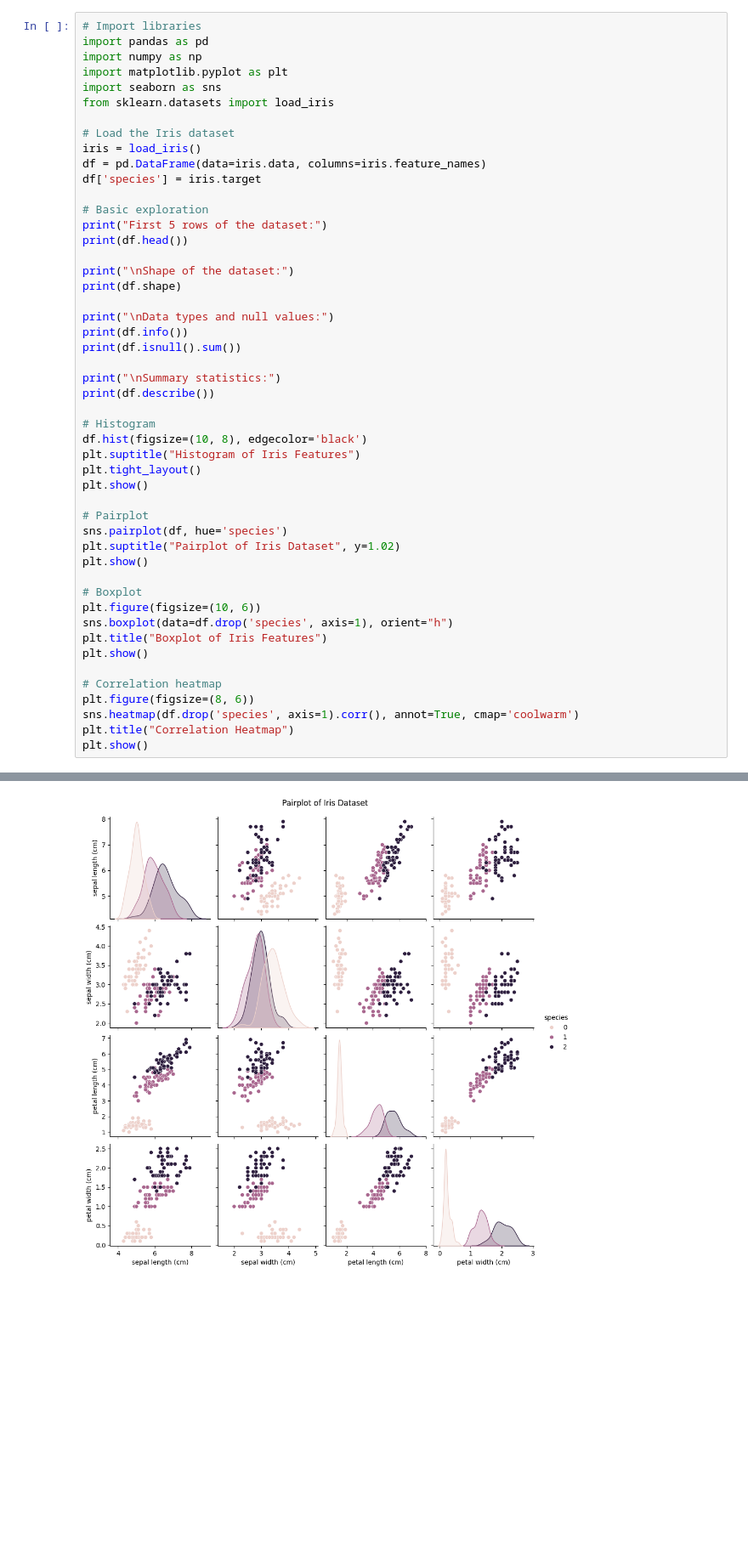
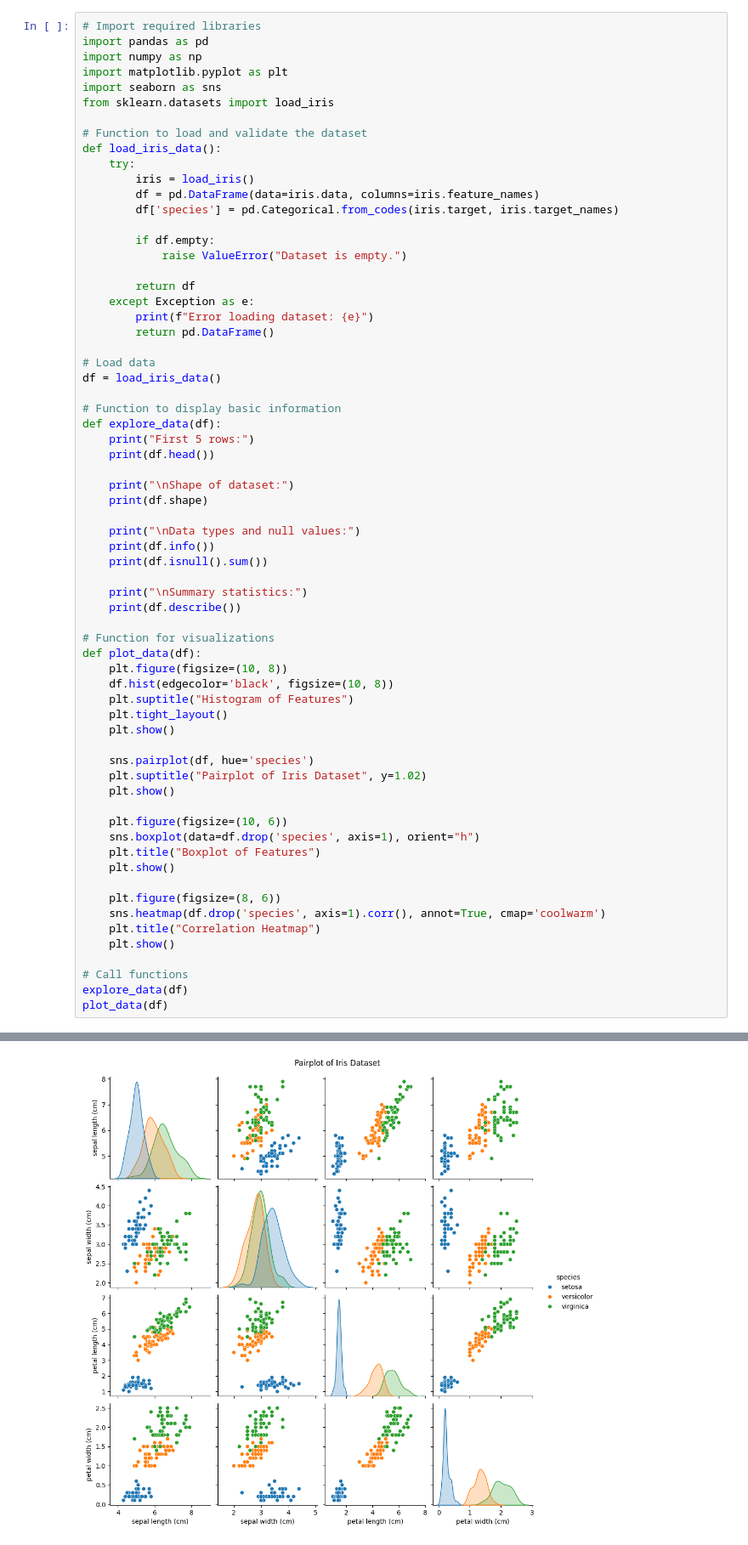
Before and after one commit to Gayathrichandrashekar/AI_DATA_ANALYSIS_, a Jupyter notebook: src/Module 2/Hands-on Project: EDA on a Dataset using NumPy, Pandas, Matplotlib & Seaborn/Ques_1.ipynb, the cells around one changed output, grey strips where cells are left out. Shown: that part at 85% size. Cells and saved outputs as stored; diff of their text form; blank space fills up the shorter version.

```diff
--- a/src/Module 2/Hands-on Project: EDA on a Dataset using NumPy, Pandas, Matplotlib & Seaborn/Ques_1.ipynb
+++ b/src/Module 2/Hands-on Project: EDA on a Dataset using NumPy, Pandas, Matplotlib & Seaborn/Ques_1.ipynb
@@ -1,50 +1,67 @@
 # %%
-# Import libraries
+# Import required libraries
 import pandas as pd
 import numpy as np
 import matplotlib.pyplot as plt
 import seaborn as sns
 from sklearn.datasets import load_iris
 
-# Load the Iris dataset
-iris = load_iris()
-df = pd.DataFrame(data=iris.data, columns=iris.feature_names)
-df['species'] = iris.target
+# Function to load and validate the dataset
+def load_iris_data():
+    try:
+        iris = load_iris()
+        df = pd.DataFrame(data=iris.data, columns=iris.feature_names)
+        df['species'] = pd.Categorical.from_codes(iris.target, iris.target_names)
 
-# Basic exploration
-print("First 5 rows of the dataset:")
-print(df.head())
+        if df.empty:
+            raise ValueError("Dataset is empty.")
 
-print("\nShape of the dataset:")
-print(df.shape)
+        return df
+    except Exception as e:
+        print(f"Error loading dataset: {e}")
+        return pd.DataFrame()
 
-print("\nData types and null values:")
-print(df.info())
-print(df.isnull().sum())
+# Load data
+df = load_iris_data()
 
-print("\nSummary statistics:")
-print(df.describe())
+# Function to display basic information
+def explore_data(df):
+    print("First 5 rows:")
+    print(df.head())
 
-# Histogram
-df.hist(figsize=(10, 8), edgecolor='black')
-plt.suptitle("Histogram of Iris Features")
-plt.tight_layout()
-plt.show()
+    print("\nShape of dataset:")
+    print(df.shape)
 
-# Pairplot
-sns.pairplot(df, hue='species')
-plt.suptitle("Pairplot of Iris Dataset", y=1.02)
-plt.show()
+    print("\nData types and null values:")
+    print(df.info())
+    print(df.isnull().sum())
 
-# Boxplot
-plt.figure(figsize=(10, 6))
-sns.boxplot(data=df.drop('species', axis=1), orient="h")
-plt.title("Boxplot of Iris Features")
-plt.show()
+    print("\nSummary statistics:")
+    print(df.describe())
 
-# Correlation heatmap
-plt.figure(figsize=(8, 6))
-sns.heatmap(df.drop('species', axis=1).corr(), annot=True, cmap='coolwarm')
-plt.title("Correlation Heatmap")
-plt.show()
+# Function for visualizations
+def plot_data(df):
+    plt.figure(figsize=(10, 8))
+    df.hist(edgecolor='black', figsize=(10, 8))
+    plt.suptitle("Histogram of Features")
+    plt.tight_layout()
+    plt.show()
+
+    sns.pairplot(df, hue='species')
+    plt.suptitle("Pairplot of Iris Dataset", y=1.02)
+    plt.show()
+
+    plt.figure(figsize=(10, 6))
+    sns.boxplot(data=df.drop('species', axis=1), orient="h")
+    plt.title("Boxplot of Features")
+    plt.show()
+
+    plt.figure(figsize=(8, 6))
+    sns.heatmap(df.drop('species', axis=1).corr(), annot=True, cmap='coolwarm')
+    plt.title("Correlation Heatmap")
+    plt.show()
+
+# Call functions
+explore_data(df)
+plot_data(df)
 # %% [output]
@@ -69 +87 @@ max            2.500000    2.000000
-[figure, old version]
+[figure, new version]
```
Also changed, not shown: parts of 1 cell of this notebook.
